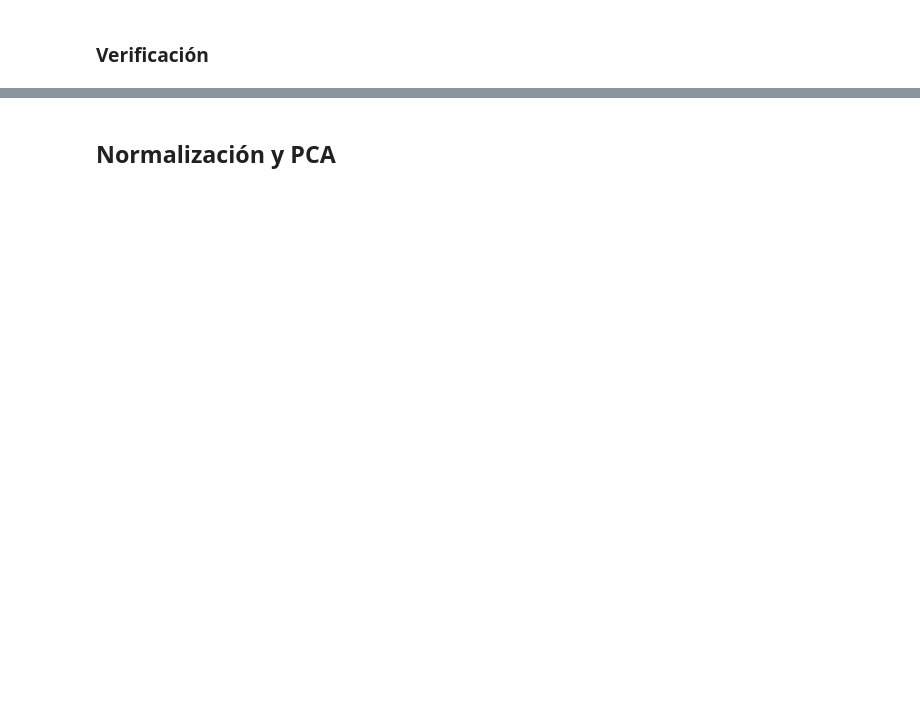
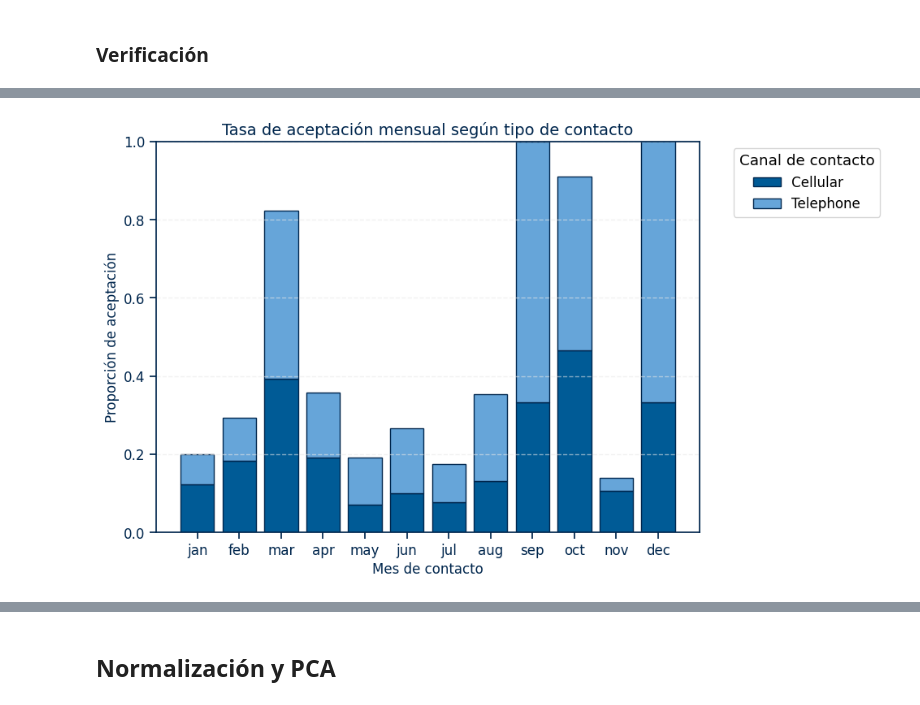
Before and after one commit to AnaMenoni/ProyectoAnalisisDeDatos, a Jupyter notebook: proyecto.ipynb, the cells around one changed output, grey strips where cells are left out. Cells and saved outputs as stored; diff of their text form; code cells hidden in the pictures; blank space fills up the shorter version.

```diff
--- a/proyecto.ipynb
+++ b/proyecto.ipynb
@@ -588,0 +677,40 @@ memory usage: 436.2+ KB
+# %%
+# Tasa de aceptación mensual según tipo de contacto
+
+df_stack = (
+    df_cleaned[df_cleaned['contact'].isin(['cellular', 'telephone'])]
+      .groupby(['month', 'contact'])['y'].mean()
+      .reset_index()
+)
+
+df_stack_pivot = (
+    df_stack.pivot(index='month', columns='contact', values='y')
+            .fillna(0.0)
+)
+order_months = ['jan','feb','mar','apr','may','jun','jul','aug','sep','oct','nov','dec']
+df_stack_pivot = df_stack_pivot.reindex(order_months)
+
+plt.figure(figsize=(10,6))
+bottom = np.zeros(len(df_stack_pivot))
+contact_colors = {'cellular': color_base, 'telephone': color_secundario}
+
+for col in df_stack_pivot.columns:
+    vals = df_stack_pivot[col].values
+    plt.bar(
+        df_stack_pivot.index, vals,
+        bottom=bottom, label=col.capitalize(),
+        color=contact_colors.get(col, color_gris),
+        edgecolor=color_rechazo
+    )
+    bottom = bottom + vals
+
+plt.title("Tasa de aceptación mensual según tipo de contacto", color=color_rechazo)
+plt.xlabel("Mes de contacto", color=color_rechazo)
+plt.ylabel("Proporción de aceptación", color=color_rechazo)
+plt.ylim(0, 1)
+plt.grid(axis='y', linestyle='--', alpha=0.6, color=color_gris)
+plt.legend(title='Canal de contacto', bbox_to_anchor=(1.05, 1), loc='upper left')
+plt.tight_layout()
+plt.show()
+# %% [output]
+[figure, added]
```
Also changed, not shown: parts of 58 cells of this notebook, 2 other files.
